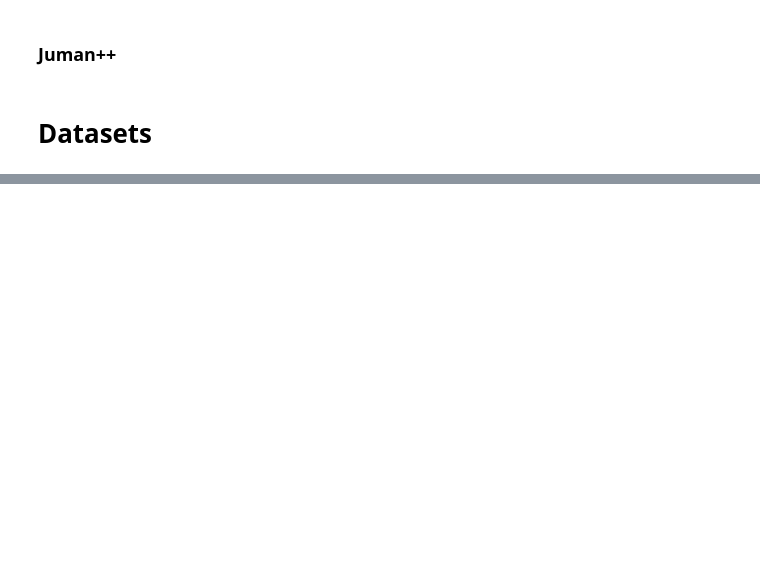
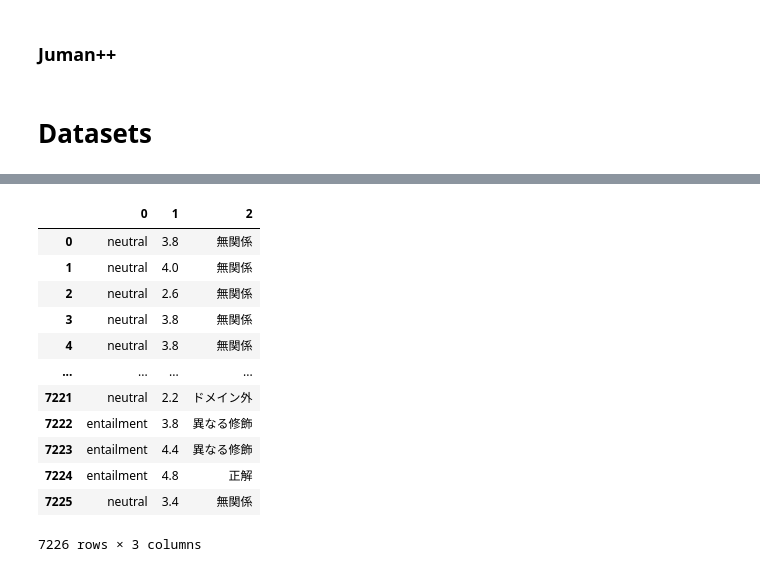
Before and after one commit to kyaoNK/bert_asag, a Jupyter notebook: CREATE_DATASET.ipynb, the cells around one changed output, grey strips where cells are left out. Saved outputs shown, nothing was run; the diff lists cells and outputs as text; code cells hidden in the pictures; blank space fills up the shorter version.

```diff
--- a/CREATE_DATASET.ipynb
+++ b/CREATE_DATASET.ipynb
@@ -107,3 +144,47 @@ jglue_valid_df.columns = COLUMNS
+# %%
+#@title NEW LABEL
+label_df = jglue_df[[ 'label_rte' , 'label_sts' ]]
+# label_df['label_detail'] = None
+def function(x):
+    # print(x['label_rte'], x['label_sts'])
+    if x['label_rte'] == 'entailment' :
+        if x['label_sts'] >= 4.5 :
+            new_label = '正解'
+        elif x['label_sts'] >= 3.5 :
+            new_label = '異なる修飾'
+        elif x['label_sts'] >= 2.5
+            new_label = '欠如'
+        else :
+            new_label = '不十分'
+    if x['label_rte'] == 'contradiction' :
+        if x['label_sts'] >= 3.5 :
+            new_label = '異なる修飾'
+        else :
+            new_label = '矛盾'
+    if x['label_rte'] == 'neutral' :
+        if x['label_sts'] >= 2.5 :
+            new_label = '無関係'
+        else :
+            new_label = 'ドメイン外'
+
+    return pd.Series( [ x['label_rte'] , x['label_sts'] , new_label ] )
+
+label_df = label_df.apply(function, axis=1)
+label_df
+# %% [output]
+|  | 0 | 1 | 2 |
+| 0 | neutral | 3.8 | 無関係 |
+| 1 | neutral | 4.0 | 無関係 |
+| 2 | neutral | 2.6 | 無関係 |
+| 3 | neutral | 3.8 | 無関係 |
+| 4 | neutral | 3.8 | 無関係 |
+| ... | ... | ... | ... |
+| 7221 | neutral | 2.2 | ドメイン外 |
+| 7222 | entailment | 3.8 | 異なる修飾 |
+| 7223 | entailment | 4.4 | 異なる修飾 |
+| 7224 | entailment | 4.8 | 正解 |
+| 7225 | neutral | 3.4 | 無関係 |
+7226 rows × 3 columns
 # %%
 #@title JSICK
 import pandas as pd
```
Also changed, not shown: parts of 7 cells of this notebook.
